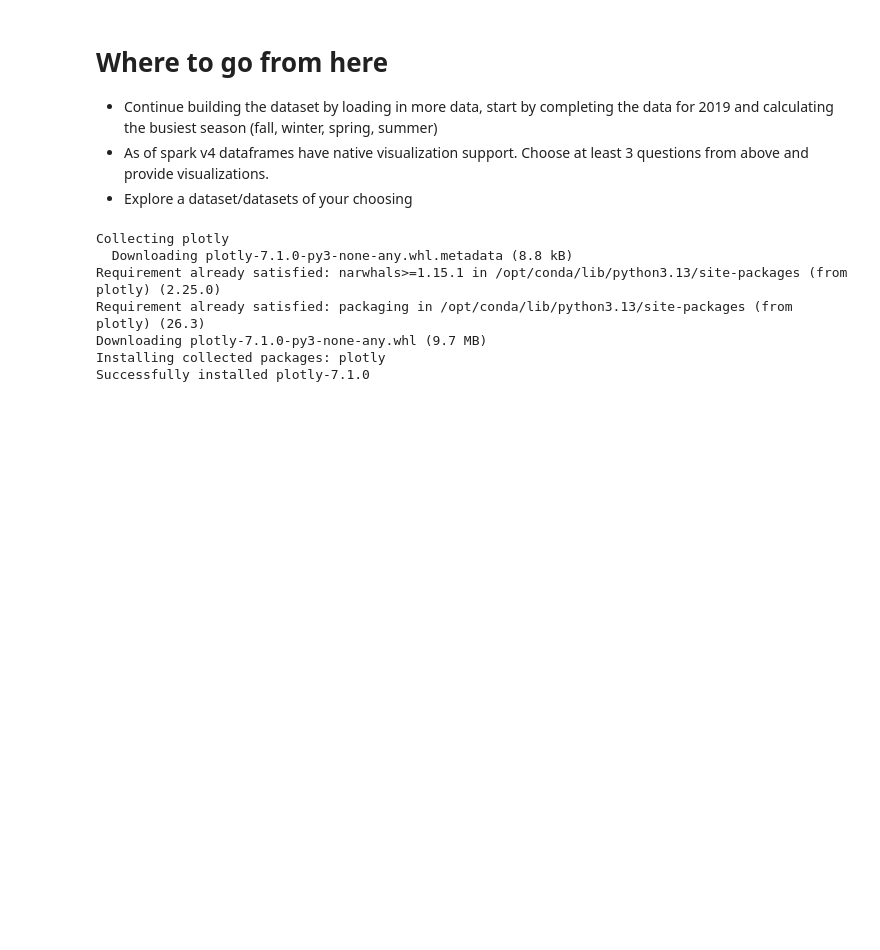
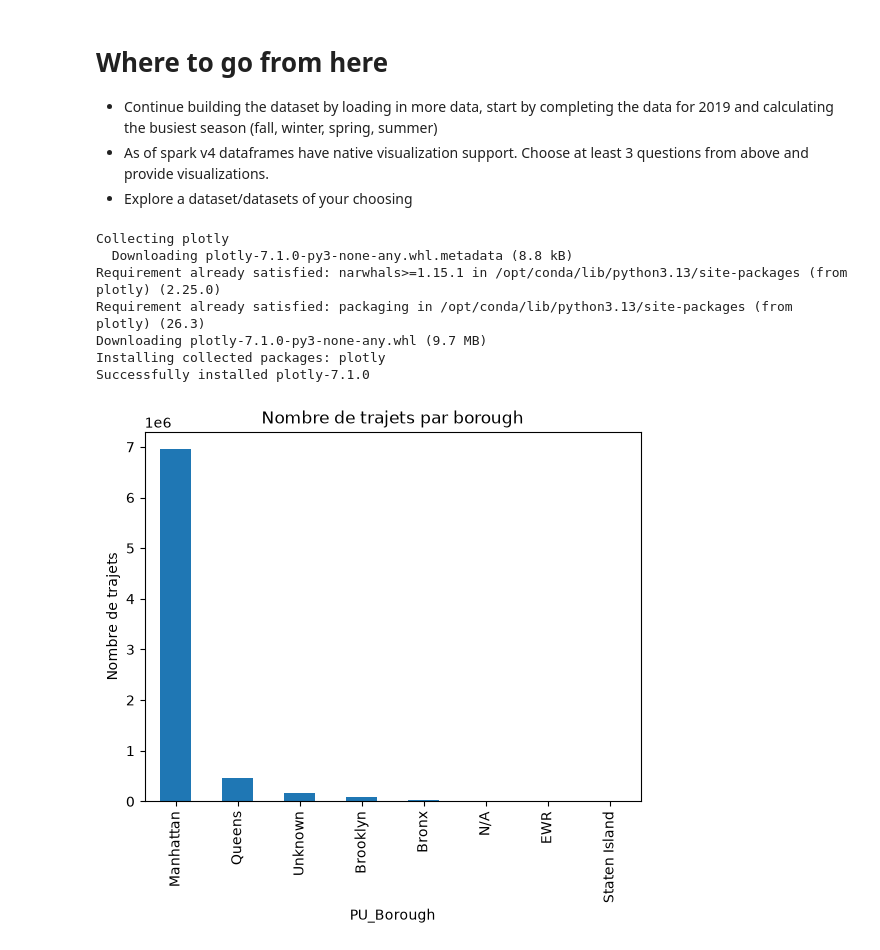
Before and after one commit to MELKKIORR/ece-big-data-processing-repo-2026, a Jupyter notebook: 03.sparksql-and-dataframes/lab_pyspark_jupyter_docker/lab_sparksql_and_dataframes_grp1.ipynb, the cells around one changed output. Cells and saved outputs as stored; diff of their text form; code cells hidden in the pictures; blank space fills up the shorter version.

Commit message:
Update lab 3 - fix visualizations with matplotlib

```diff
--- a/03.sparksql-and-dataframes/lab_pyspark_jupyter_docker/lab_sparksql_and_dataframes_grp1.ipynb
+++ b/03.sparksql-and-dataframes/lab_pyspark_jupyter_docker/lab_sparksql_and_dataframes_grp1.ipynb
@@ -461,6 +461,13 @@ Downloading plotly-7.1.0-py3-none-any.whl (9.7 MB)
 Installing collected packages: plotly
 Successfully installed plotly-7.1.0
 # %%
-fig1 = df_trips_boroughs.groupBy("PU_Borough").count().orderBy(col("count").desc()).plot.bar(x="PU_Borough", y="count")
-fig1.show()
+import matplotlib.pyplot as plt
+
+pdf1 = df_trips_boroughs.groupBy("PU_Borough").count().orderBy(col("count").desc()).toPandas()
+pdf1.plot(kind="bar", x="PU_Borough", y="count", legend=False)
+plt.title("Nombre de trajets par borough")
+plt.ylabel("Nombre de trajets")
+plt.show()
+# %% [output]
+[figure, added]
 # %%
```
Also changed, not shown: parts of 2 cells of this notebook.
